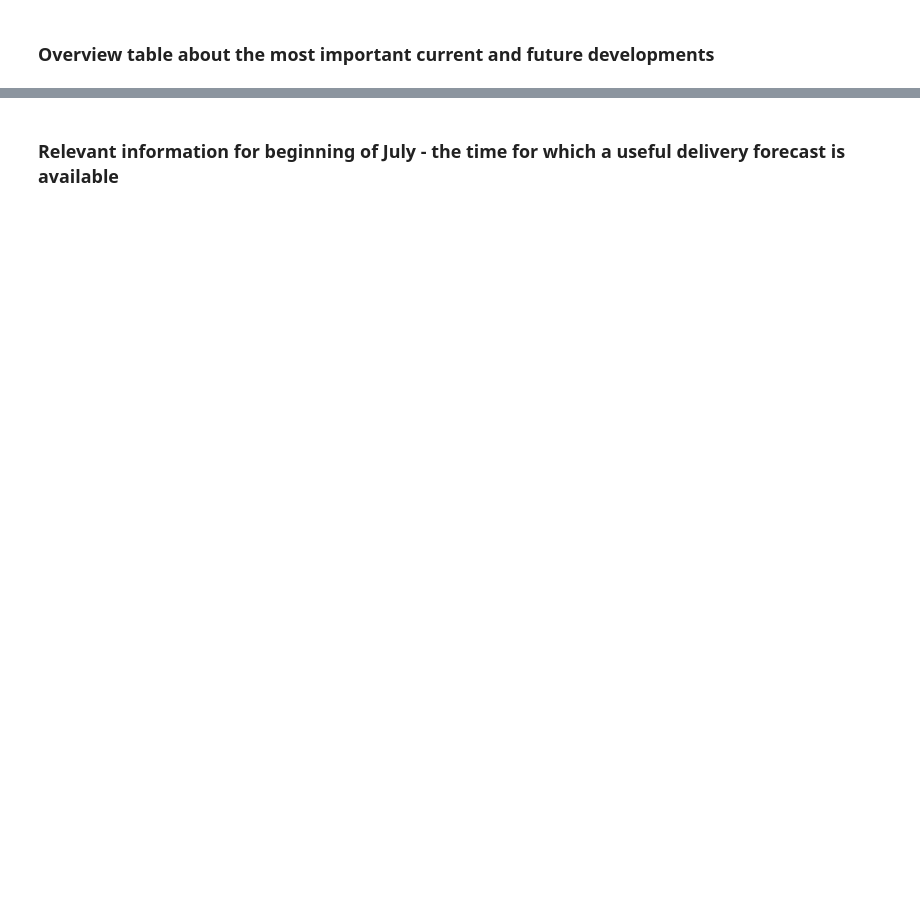
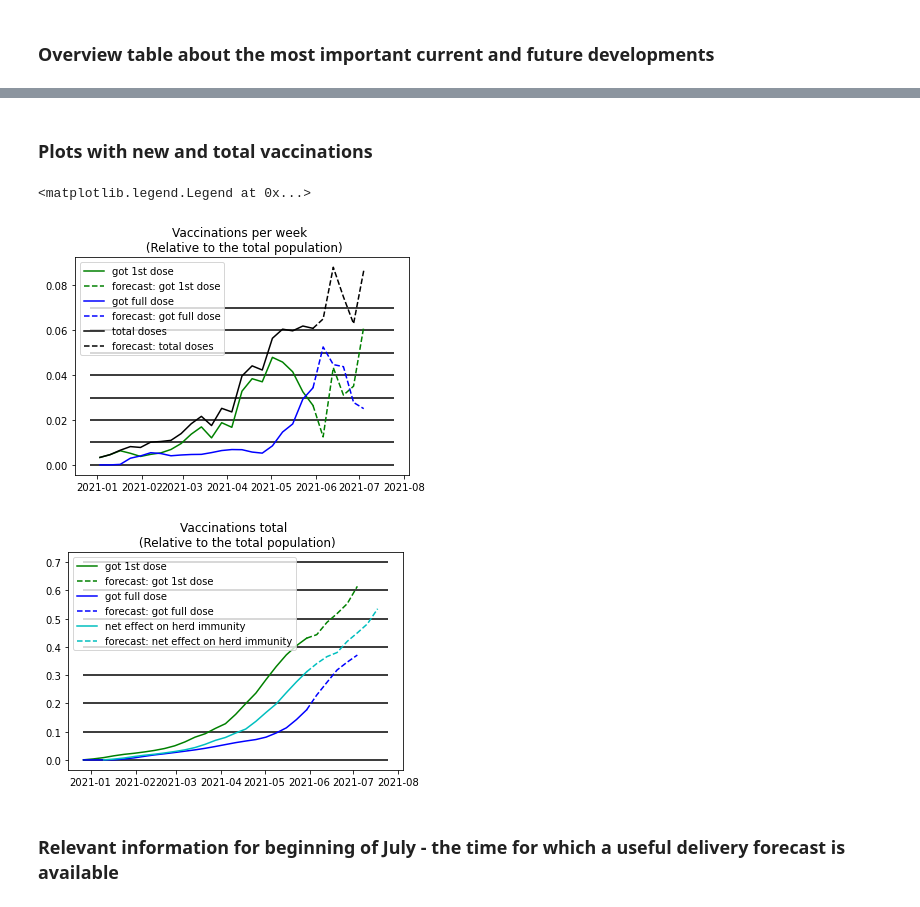
Before and after one commit to ThomasRegier/corona_vaccination_effect_predictor, a Jupyter notebook: Corona-Vaccination-Calculator.ipynb, the cells around one changed output, grey strips where cells are left out. Cells and saved outputs as stored; diff of their text form; code cells hidden in the pictures; blank space fills up the shorter version.

```diff
--- a/Corona-Vaccination-Calculator.ipynb
+++ b/Corona-Vaccination-Calculator.ipynb
@@ -197,3 +204,7 @@ df_deliveries.rename(columns={'astra': 'astrazeneca'},inplace=True)
+# %%
+# number of rows and the end of df_deliveries which do not seem to already have proper numbers:
+# cut_rows = 3
+cut_rows = df_deliveries[(df_deliveries.biontech == 0)]['biontech'].count()
 # %% [markdown]
 ### Forecast
 # %%
@@ -255,3 +266,33 @@ df_week[['date','week','rel_net_effect','rel_net_effect_after_14','rel_biontech_
+# %% [markdown]
+### Plots with new and total vaccinations
+# %%
+plt.figure('weekly vaccinations')
+#plt.subplot(2,2,1)
+plt.title('Vaccinations per week \n (Relative to the total population)')
+plt.hlines(np.array(range(ceil(df_week['new_1st'].max()*100)))/100,df_week["date"][0],df_week["date"].iloc[-1])
+plt.plot(df_week["date"][:actual_end+1], df_week['new_1st'][:actual_end+1], "-g", ls="-", label="got 1st dose")
+plt.plot(df_week["date"][actual_end:-cut_rows], df_week['new_1st'][actual_end:-cut_rows], "-g", ls="--", label="forecast: got 1st dose")
+plt.plot(df_week["date"][:actual_end+1], df_week['new_full'][:actual_end+1], "-b", ls="-", label="got full dose")
+plt.plot(df_week["date"][actual_end:-cut_rows], df_week['new_full'][actual_end:-cut_rows], "-b", ls="--", label="forecast: got full dose")
+plt.plot(df_week["date"][:actual_end+1], df_week['new_total'][:actual_end+1], "-k", ls="-", label="total doses")
+plt.plot(df_week["date"][actual_end:-cut_rows], df_week['new_total'][actual_end:-cut_rows], "-k", ls="--", label="forecast: total doses")
+plt.legend(loc="upper left")
+
+plt.figure('weekly total')
+#plt.subplot(2,2,2)
+plt.title('Vaccinations total \n (Relative to the total population)')
+plt.hlines(np.array(range(ceil(df_week['rel_all_1'].max()*10)))/10,df_week["date"][0],df_week["date"].iloc[-1])
+plt.plot(df_week["date"][:actual_end+1], df_week['rel_all_1'][:actual_end+1], "-g", ls="-", label="got 1st dose")
+plt.plot(df_week["date"][actual_end:-cut_rows], df_week['rel_all_1'][actual_end:-cut_rows], "-g", ls="--", label="forecast: got 1st dose")
+plt.plot(df_week["date"][:actual_end+1], df_week['rel_all_full'][:actual_end+1], "-b", ls="-", label="got full dose")
+plt.plot(df_week["date"][actual_end:-cut_rows], df_week['rel_all_full'][actual_end:-cut_rows], "-b", ls="--", label="forecast: got full dose")
+plt.plot(df_week["date"][:actual_end+1], df_week['rel_net_effect'][:actual_end+1], "-c", ls="-", label="net effect on herd immunity")
+plt.plot(df_week["date"][actual_end:-cut_rows+2], df_week['rel_net_effect'][actual_end:-cut_rows+2], "-c", ls="--", label="forecast: net effect on herd immunity")
+plt.legend(loc="upper left")
+# %% [output]
+<matplotlib.legend.Legend at 0x...>
+[figure, added]
+[figure, added]
 # %% [markdown]
 ### Relevant information for beginning of July - the time for which a useful delivery forecast is available
 # %%
```
Also changed, not shown: parts of 11 cells of this notebook, 3 other files.
